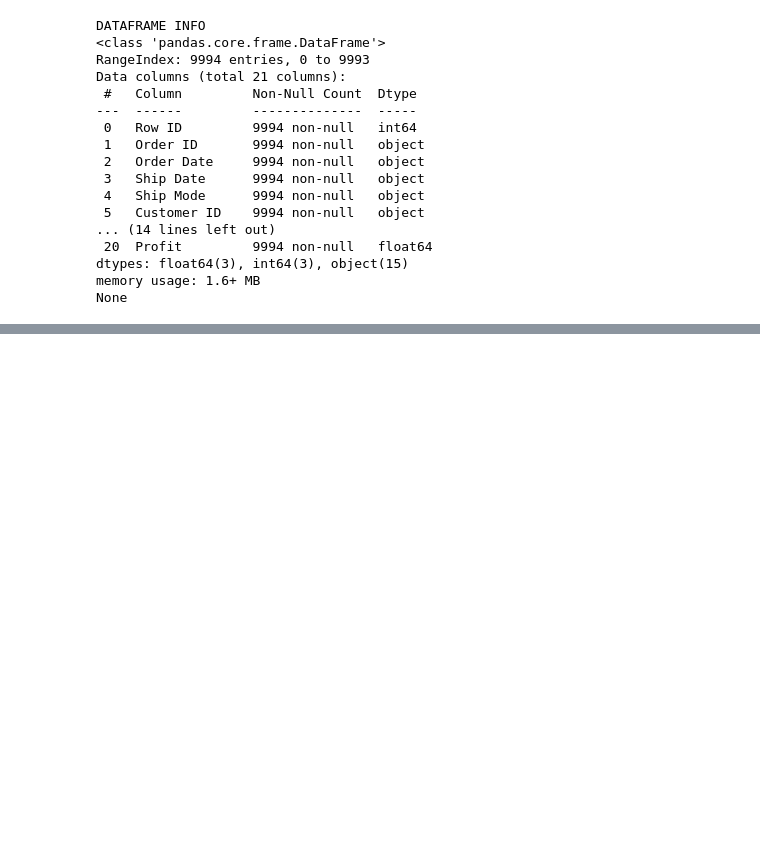
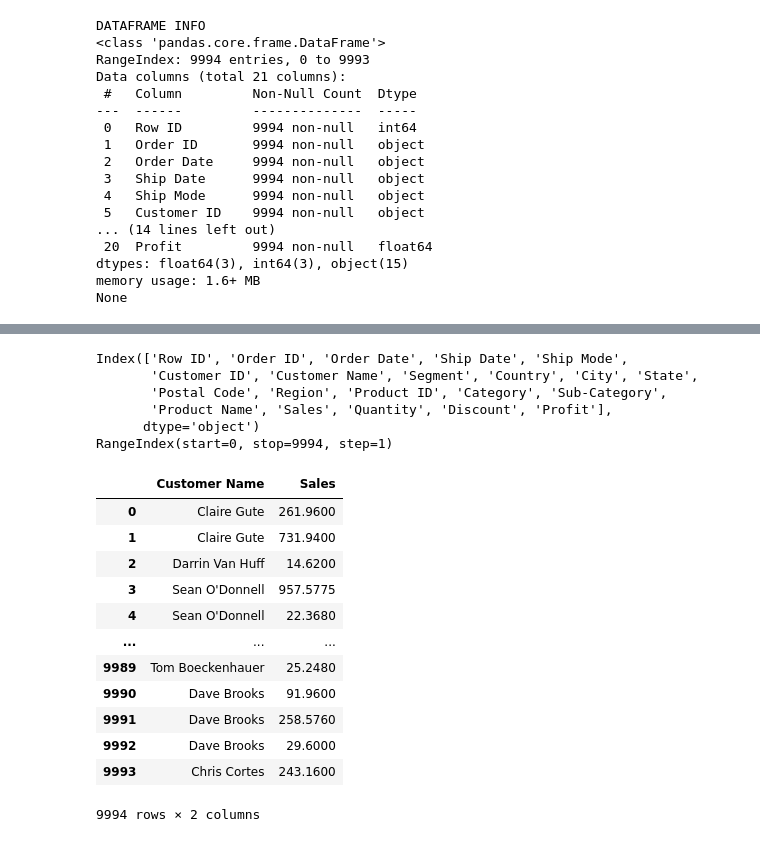
Before and after one commit to maazulhaq00/Python-Pandas-S2, a Jupyter notebook: learning-pandas-3.ipynb, the cells around one changed output, grey strips where cells are left out. Saved outputs shown, nothing was run; the diff lists cells and outputs as text; code cells hidden in the pictures; blank space fills up the shorter version.

```diff
--- a/learning-pandas-3.ipynb
+++ b/learning-pandas-3.ipynb
@@ -46,0 +71,26 @@ None
+# %%
+print(df.columns)
+print(df.index)
+# %% [output]
+Index(['Row ID', 'Order ID', 'Order Date', 'Ship Date', 'Ship Mode',
+       'Customer ID', 'Customer Name', 'Segment', 'Country', 'City', 'State',
+       'Postal Code', 'Region', 'Product ID', 'Category', 'Sub-Category',
+       'Product Name', 'Sales', 'Quantity', 'Discount', 'Profit'],
+      dtype='object')
+RangeIndex(start=0, stop=9994, step=1)
+# %%
+df[["Customer Name","Sales"]]
+# %% [output]
+|  | Customer Name | Sales |
+| 0 | Claire Gute | 261.9600 |
+| 1 | Claire Gute | 731.9400 |
+| 2 | Darrin Van Huff | 14.6200 |
+| 3 | Sean O'Donnell | 957.5775 |
+| 4 | Sean O'Donnell | 22.3680 |
+| ... | ... | ... |
+| 9989 | Tom Boeckenhauer | 25.2480 |
+| 9990 | Dave Brooks | 91.9600 |
+| 9991 | Dave Brooks | 258.5760 |
+| 9992 | Dave Brooks | 29.6000 |
+| 9993 | Chris Cortes | 243.1600 |
+9994 rows × 2 columns
```
Also changed, not shown: parts of 7 cells of this notebook, 1 other file.
